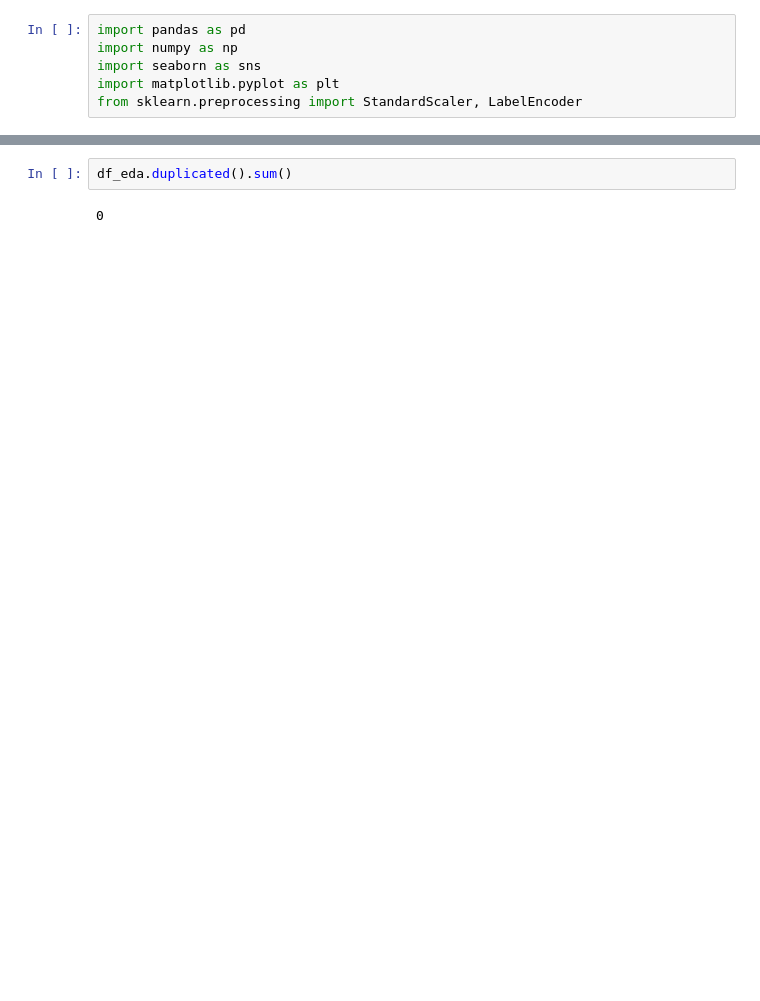
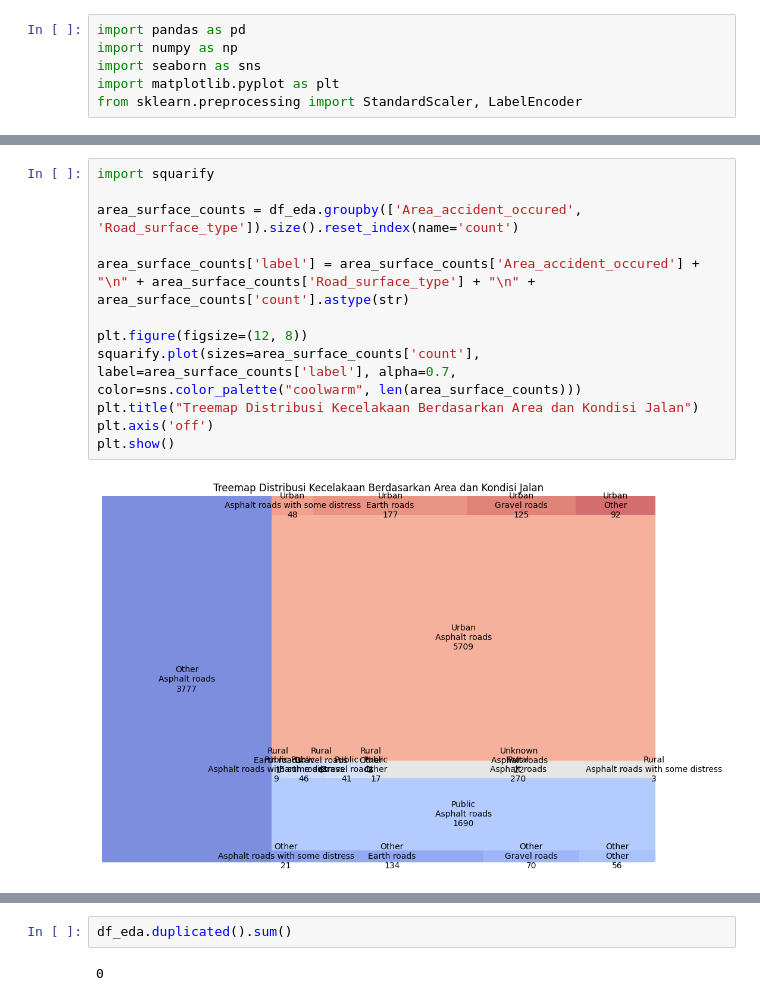
Before and after one commit to ahmadnafi30/3-AhmadNafiMubarok_OrieAbyanMaulana, a Jupyter notebook: code/eda.ipynb, the cells around one changed output, grey strips where cells are left out. Cells and saved outputs as stored; diff of their text form; blank space fills up the shorter version.

```diff
--- a/code/eda.ipynb
+++ b/code/eda.ipynb
@@ -8,0 +89,14 @@ df_eda = pd.read_csv('../datasets/Road Traffic Accidents/RTA Dataset.csv')
+# %%
+import squarify
+
+area_surface_counts = df_eda.groupby(['Area_accident_occured', 'Road_surface_type']).size().reset_index(name='count')
+
+area_surface_counts['label'] = area_surface_counts['Area_accident_occured'] + "\n" + area_surface_counts['Road_surface_type'] + "\n" + area_surface_counts['count'].astype(str)
+
+plt.figure(figsize=(12, 8))
+squarify.plot(sizes=area_surface_counts['count'], label=area_surface_counts['label'], alpha=0.7, color=sns.color_palette("coolwarm", len(area_surface_counts)))
+plt.title("Treemap Distribusi Kecelakaan Berdasarkan Area dan Kondisi Jalan")
+plt.axis('off')
+plt.show()
+# %% [output]
+[figure, added]
```
Also changed, not shown: parts of 9 cells of this notebook, 7 other files.
